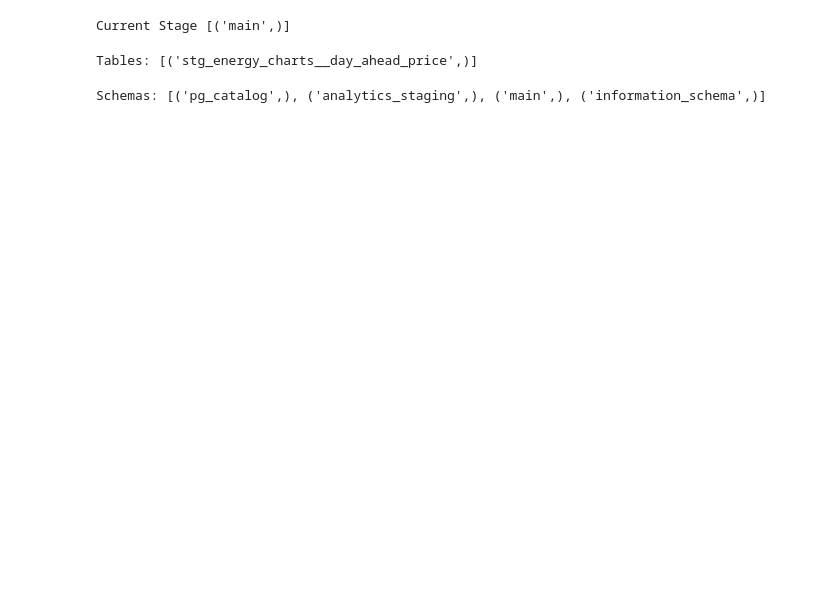
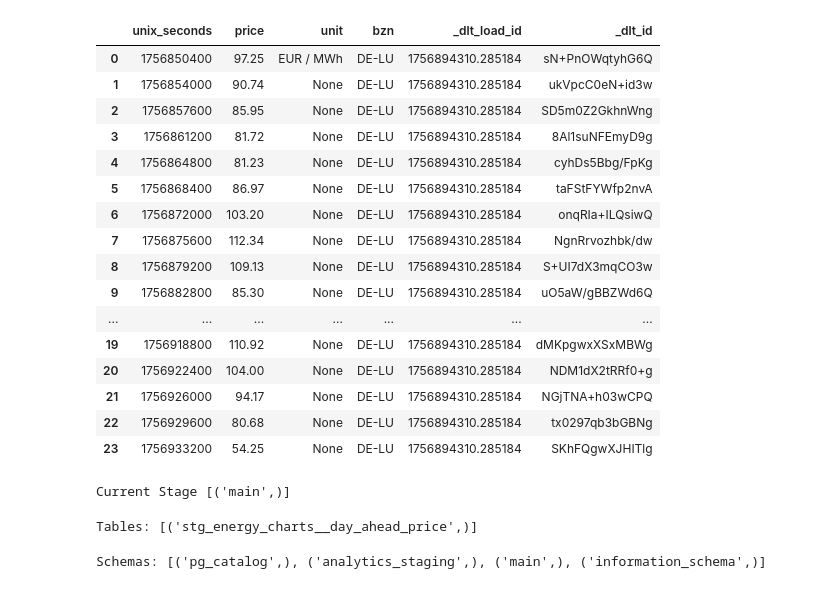
Before and after one commit to BigTeddyRush/watt-the-duck, a Jupyter notebook: parquet_viewer.ipynb, the cells around one changed output. Saved outputs shown, nothing was run; the diff lists cells and outputs as text; code cells hidden in the pictures; blank space fills up the shorter version.

```diff
--- a/parquet_viewer.ipynb
+++ b/parquet_viewer.ipynb
@@ -4,5 +5,27 @@ import duckdb
 # %%
-dap = pd.read_parquet("example.parquet")
+path = "data/energy_charts/day_ahead_price/year=2025/month=09/day=03/*.parquet"
+file = glob.glob(path)[0]
+dap = pd.read_parquet(file)
+# %%
+dap
+# %% [output]
+|  | unix_seconds | price | unit | bzn | _dlt_load_id | _dlt_id |
+| 0 | 1756850400 | 97.25 | EUR / MWh | DE-LU | 1756894310.285184 | sN+PnOWqtyhG6Q |
+| 1 | 1756854000 | 90.74 | None | DE-LU | 1756894310.285184 | ukVpcC0eN+id3w |
+| 2 | 1756857600 | 85.95 | None | DE-LU | 1756894310.285184 | SD5m0Z2GkhnWng |
+| 3 | 1756861200 | 81.72 | None | DE-LU | 1756894310.285184 | 8Al1suNFEmyD9g |
+| 4 | 1756864800 | 81.23 | None | DE-LU | 1756894310.285184 | cyhDs5Bbg/FpKg |
+| 5 | 1756868400 | 86.97 | None | DE-LU | 1756894310.285184 | taFStFYWfp2nvA |
+| 6 | 1756872000 | 103.20 | None | DE-LU | 1756894310.285184 | onqRIa+ILQsiwQ |
+| 7 | 1756875600 | 112.34 | None | DE-LU | 1756894310.285184 | NgnRrvozhbk/dw |
+| 8 | 1756879200 | 109.13 | None | DE-LU | 1756894310.285184 | S+UI7dX3mqCO3w |
+| 9 | 1756882800 | 85.30 | None | DE-LU | 1756894310.285184 | uO5aW/gBBZWd6Q |
+| ... | ... | ... | ... | ... | ... | ... |
+| 19 | 1756918800 | 110.92 | None | DE-LU | 1756894310.285184 | dMKpgwxXSxMBWg |
+| 20 | 1756922400 | 104.00 | None | DE-LU | 1756894310.285184 | NDM1dX2tRRf0+g |
+| 21 | 1756926000 | 94.17 | None | DE-LU | 1756894310.285184 | NGjTNA+h03wCPQ |
+| 22 | 1756929600 | 80.68 | None | DE-LU | 1756894310.285184 | tx0297qb3bGBNg |
+| 23 | 1756933200 | 54.25 | None | DE-LU | 1756894310.285184 | SKhFQgwXJHITlg |
 # %%
 con = duckdb.connect("dbt_project/energydata.duckdb")
 # %%
```
Also changed, not shown: parts of 1 cell of this notebook, 6 other files.
